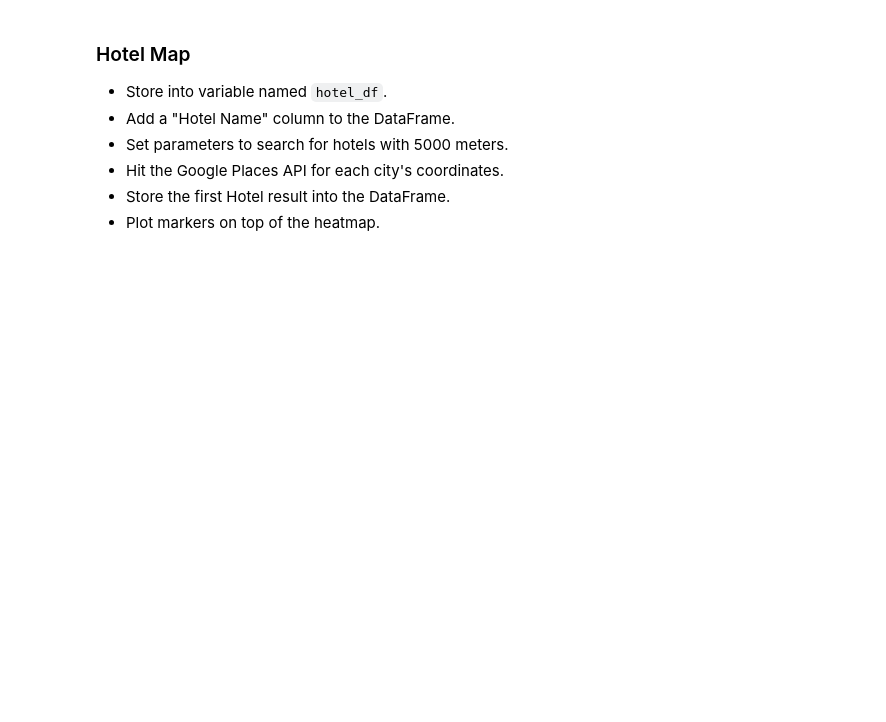
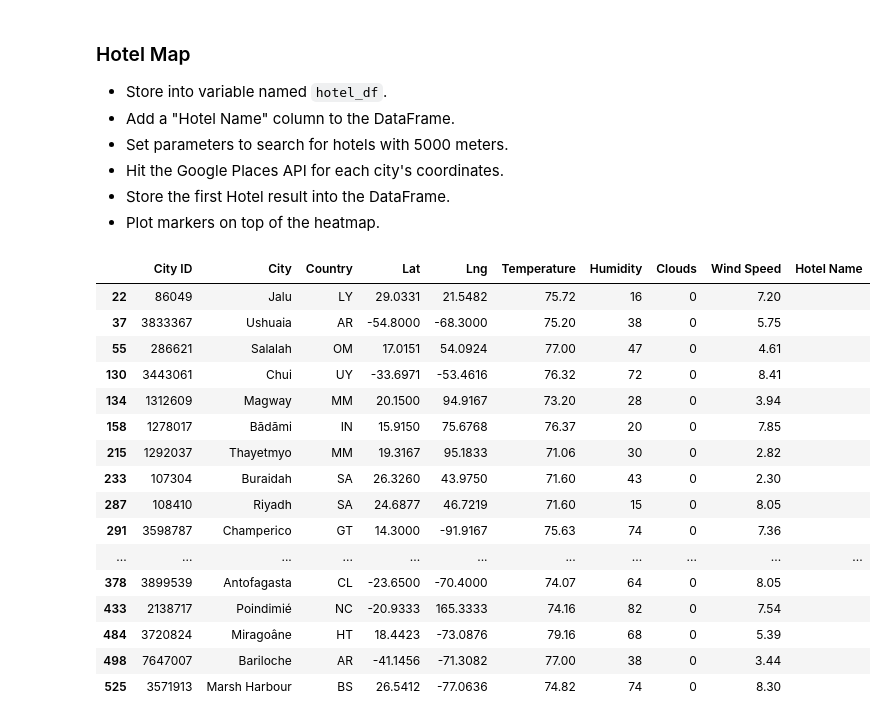
Before and after one commit to jpraasch/python-api-challenge, a Jupyter notebook: VactionPy/VacationPy.ipynb, the cells around one changed output. Saved outputs shown, nothing was run; the diff lists cells and outputs as text; code cells hidden in the pictures; blank space fills up the shorter version.

```diff
--- a/VactionPy/VacationPy.ipynb
+++ b/VactionPy/VacationPy.ipynb
@@ -55,3 +66,9 @@ fig
 ### Create new DataFrame fitting weather criteria
 * Narrow down the cities to fit weather conditions.
 * Drop any rows will null values.
+# %%
+perfect_df = weatherdf[(weatherdf['Temperature'] >= 70) & (weatherdf['Temperature'] <= 80)]
+perfect_df = perfect_df[perfect_df['Wind Speed'] <= 10]
+perfect_df = perfect_df[perfect_df['Clouds'] <= 0]
+hotel_df = perfect_df
+hotel_df
@@ -63,3 +98,24 @@ fig
 * Hit the Google Places API for each city's coordinates.
 * Store the first Hotel result into the DataFrame.
 * Plot markers on top of the heatmap.
+# %%
+hotel_df['Hotel Name'] = ""
+hotel_df
+# %% [output]
+|  | City ID | City | Country | Lat | Lng | Temperature | Humidity | Clouds | Wind Speed | Hotel Name |
+| 22 | 86049 | Jalu | LY | 29.0331 | 21.5482 | 75.72 | 16 | 0 | 7.20 |  |
+| 37 | 3833367 | Ushuaia | AR | -54.8000 | -68.3000 | 75.20 | 38 | 0 | 5.75 |  |
+| 55 | 286621 | Salalah | OM | 17.0151 | 54.0924 | 77.00 | 47 | 0 | 4.61 |  |
+| 130 | 3443061 | Chui | UY | -33.6971 | -53.4616 | 76.32 | 72 | 0 | 8.41 |  |
+| 134 | 1312609 | Magway | MM | 20.1500 | 94.9167 | 73.20 | 28 | 0 | 3.94 |  |
+| 158 | 1278017 | Bādāmi | IN | 15.9150 | 75.6768 | 76.37 | 20 | 0 | 7.85 |  |
+| 215 | 1292037 | Thayetmyo | MM | 19.3167 | 95.1833 | 71.06 | 30 | 0 | 2.82 |  |
+| 233 | 107304 | Buraidah | SA | 26.3260 | 43.9750 | 71.60 | 43 | 0 | 2.30 |  |
+| 287 | 108410 | Riyadh | SA | 24.6877 | 46.7219 | 71.60 | 15 | 0 | 8.05 |  |
+| 291 | 3598787 | Champerico | GT | 14.3000 | -91.9167 | 75.63 | 74 | 0 | 7.36 |  |
+| ... | ... | ... | ... | ... | ... | ... | ... | ... | ... | ... |
+| 378 | 3899539 | Antofagasta | CL | -23.6500 | -70.4000 | 74.07 | 64 | 0 | 8.05 |  |
+| 433 | 2138717 | Poindimié | NC | -20.9333 | 165.3333 | 74.16 | 82 | 0 | 7.54 |  |
+| 484 | 3720824 | Miragoâne | HT | 18.4423 | -73.0876 | 79.16 | 68 | 0 | 5.39 |  |
+| 498 | 7647007 | Bariloche | AR | -41.1456 | -71.3082 | 77.00 | 38 | 0 | 3.44 |  |
+| 525 | 3571913 | Marsh Harbour | BS | 26.5412 | -77.0636 | 74.82 | 74 | 0 | 8.30 |  |
```
Also changed, not shown: parts of 6 cells of this notebook, 1 other file.
